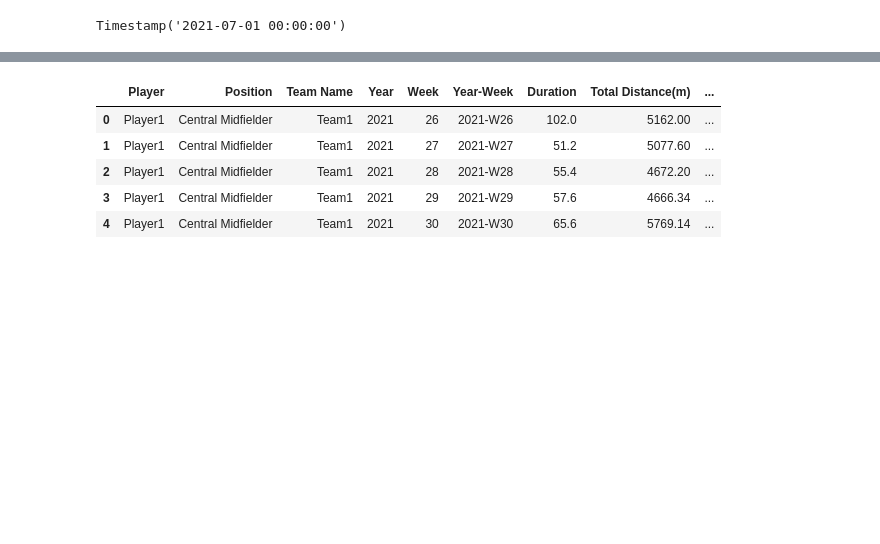
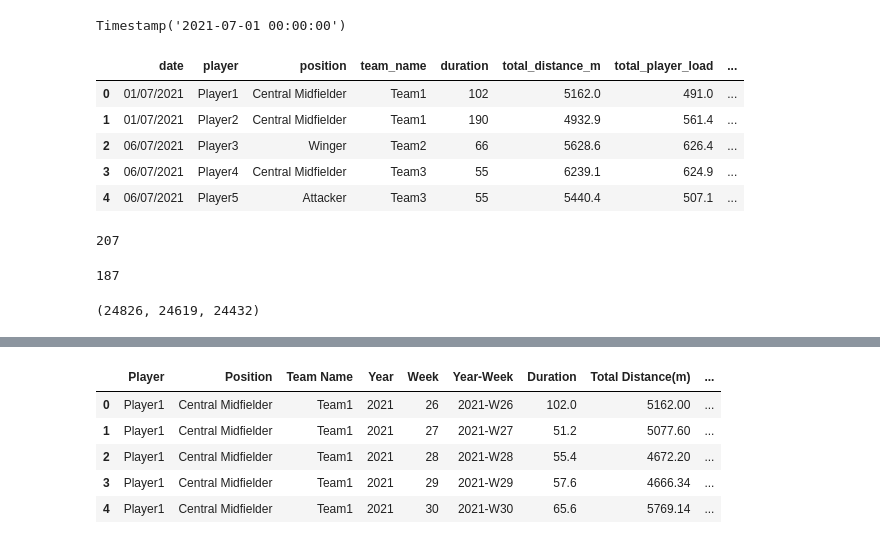
Before and after one commit to typewind/phylix, a Jupyter notebook: processed_explore.ipynb, the cells around one changed output, grey strips where cells are left out. Saved outputs shown, nothing was run; the diff lists cells and outputs as text; code cells hidden in the pictures; blank space fills up the shorter version.

```diff
--- a/processed_explore.ipynb
+++ b/processed_explore.ipynb
@@ -18,3 +18,14 @@ pd.options.display.max_seq_items = 2000
 df_all["Date"].min()
 # %% [output]
 Timestamp('2021-07-01 00:00:00')
+# %%
+df_ori = pd.read_csv("./data/anonymous.csv")
+# %%
+df_ori.head()
+# %% [output]
+|  | date | player | position | team_name | duration | total_distance_m | total_player_load | ... |
+| 0 | 01/07/2021 | Player1 | Central Midfielder | Team1 | 102 | 5162.0 | 491.0 | ... |
+| 1 | 01/07/2021 | Player2 | Central Midfielder | Team1 | 190 | 4932.9 | 561.4 | ... |
+| 2 | 06/07/2021 | Player3 | Winger | Team2 | 66 | 5628.6 | 626.4 | ... |
+| 3 | 06/07/2021 | Player4 | Central Midfielder | Team3 | 55 | 6239.1 | 624.9 | ... |
+| 4 | 06/07/2021 | Player5 | Attacker | Team3 | 55 | 5440.4 | 507.1 | ... |
@@ -20,0 +35,4 @@ Timestamp('2021-07-01 00:00:00')
+# %%
+len(df_ori) - len(df_ori_processed)
+# %% [output]
+207
@@ -20,0 +41,8 @@ Timestamp('2021-07-01 00:00:00')
+# %%
+len(df_ori_processed) - len(df_ori_processed_2)
+# %% [output]
+187
+# %%
+len(df_ori),  len(df_ori_processed), len(df_ori_processed_2)
+# %% [output]
+(24826, 24619, 24432)
```
Also changed, not shown: parts of 27 cells of this notebook, 1 other file.
